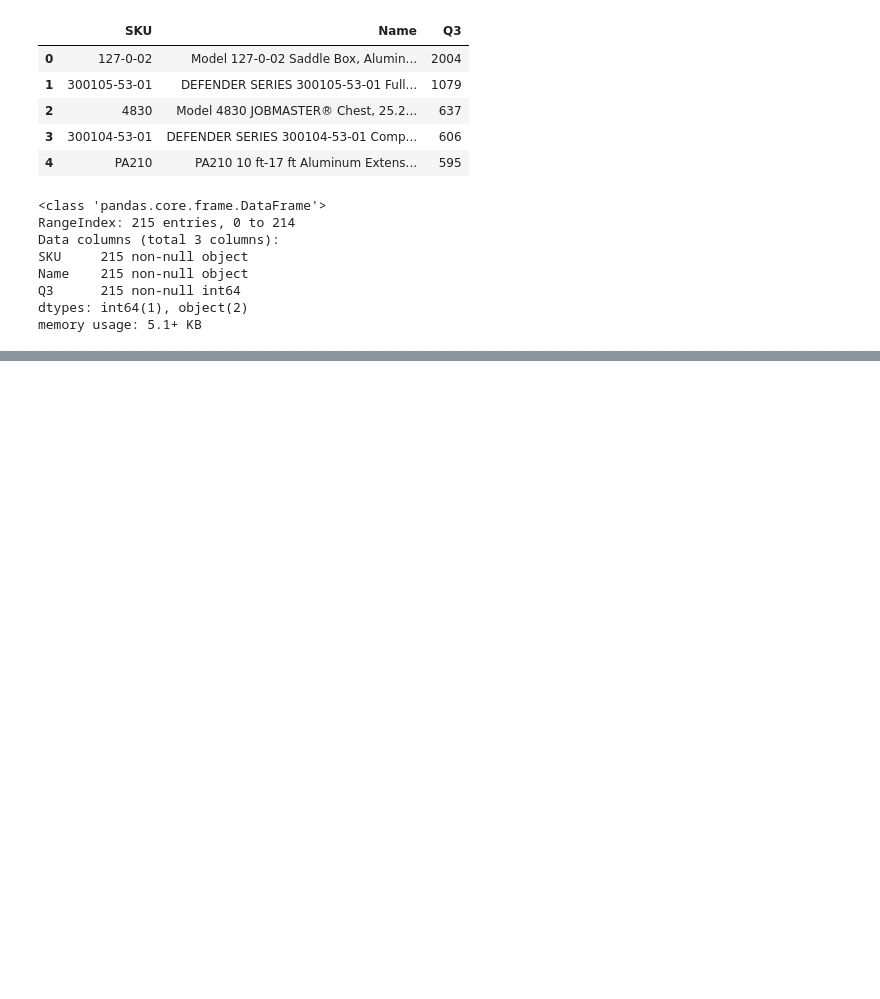
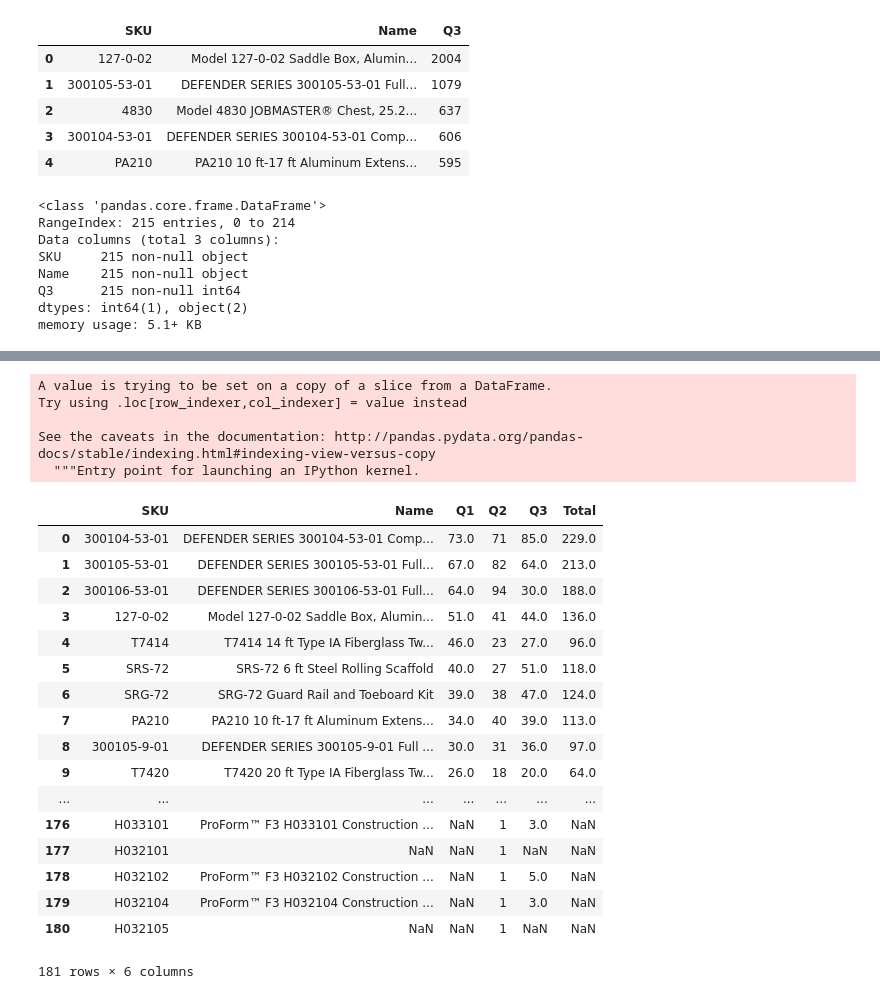
Before and after one commit to moscowjh/CLC, a Jupyter notebook: CityLadder Online Sales - Exploratory Notebooks.ipynb, the cells around one changed output, grey strips where cells are left out. Cells and saved outputs as stored; diff of their text form; code cells hidden in the pictures; blank space fills up the shorter version.

```diff
--- a/CityLadder Online Sales - Exploratory Notebooks.ipynb
+++ b/CityLadder Online Sales - Exploratory Notebooks.ipynb
@@ -147,0 +188,3 @@ memory usage: 24.2+ KB
+# %%
+q2_clicks = pd.read_csv('Q2_clicks.csv')
+q2_clicks.head()
@@ -147,0 +209,3 @@ memory usage: 24.2+ KB
+# %%
+q3_clicks = pd.read_csv('Q3_clicks.csv')
+q3_clicks.head()
@@ -147,0 +230,4 @@ memory usage: 24.2+ KB
+# %%
+df = pd.merge(pd.merge(q1_clicks,q2_clicks,on='SKU', how='right'),q3_clicks,on='SKU', how='left')
+clicks_merged = df[['SKU','Name', 'Q1', 'Q2', 'Q3']]
+clicks_merged.head()
@@ -147,0 +254,27 @@ memory usage: 24.2+ KB
+# %%
+clicks_merged['Total']= clicks_merged.apply(lambda row: row['Q1'] + row['Q2'] + row ['Q3'], axis=1)
+clicks_merged
+# %% [output]
+A value is trying to be set on a copy of a slice from a DataFrame.
+Try using .loc[row_indexer,col_indexer] = value instead
+
+See the caveats in the documentation: http://pandas.pydata.org/pandas-docs/stable/indexing.html#indexing-view-versus-copy
+  """Entry point for launching an IPython kernel.
+|  | SKU | Name | Q1 | Q2 | Q3 | Total |
+| 0 | 300104-53-01 | DEFENDER SERIES 300104-53-01 Comp... | 73.0 | 71 | 85.0 | 229.0 |
+| 1 | 300105-53-01 | DEFENDER SERIES 300105-53-01 Full... | 67.0 | 82 | 64.0 | 213.0 |
+| 2 | 300106-53-01 | DEFENDER SERIES 300106-53-01 Full... | 64.0 | 94 | 30.0 | 188.0 |
+| 3 | 127-0-02 | Model 127-0-02 Saddle Box, Alumin... | 51.0 | 41 | 44.0 | 136.0 |
+| 4 | T7414 | T7414 14 ft Type IA Fiberglass Tw... | 46.0 | 23 | 27.0 | 96.0 |
+| 5 | SRS-72 | SRS-72 6 ft Steel Rolling Scaffold | 40.0 | 27 | 51.0 | 118.0 |
+| 6 | SRG-72 | SRG-72 Guard Rail and Toeboard Kit | 39.0 | 38 | 47.0 | 124.0 |
+| 7 | PA210 | PA210 10 ft-17 ft Aluminum Extens... | 34.0 | 40 | 39.0 | 113.0 |
+| 8 | 300105-9-01 | DEFENDER SERIES 300105-9-01 Full ... | 30.0 | 31 | 36.0 | 97.0 |
+| 9 | T7420 | T7420 20 ft Type IA Fiberglass Tw... | 26.0 | 18 | 20.0 | 64.0 |
+| ... | ... | ... | ... | ... | ... | ... |
+| 176 | H033101 | ProForm™ F3 H033101 Construction ... | NaN | 1 | 3.0 | NaN |
+| 177 | H032101 | NaN | NaN | 1 | NaN | NaN |
+| 178 | H032102 | ProForm™ F3 H032102 Construction ... | NaN | 1 | 5.0 | NaN |
+| 179 | H032104 | ProForm™ F3 H032104 Construction ... | NaN | 1 | 3.0 | NaN |
+| 180 | H032105 | NaN | NaN | 1 | NaN | NaN |
+181 rows × 6 columns
```
Also changed, not shown: parts of 16 cells of this notebook, 3 other files.
